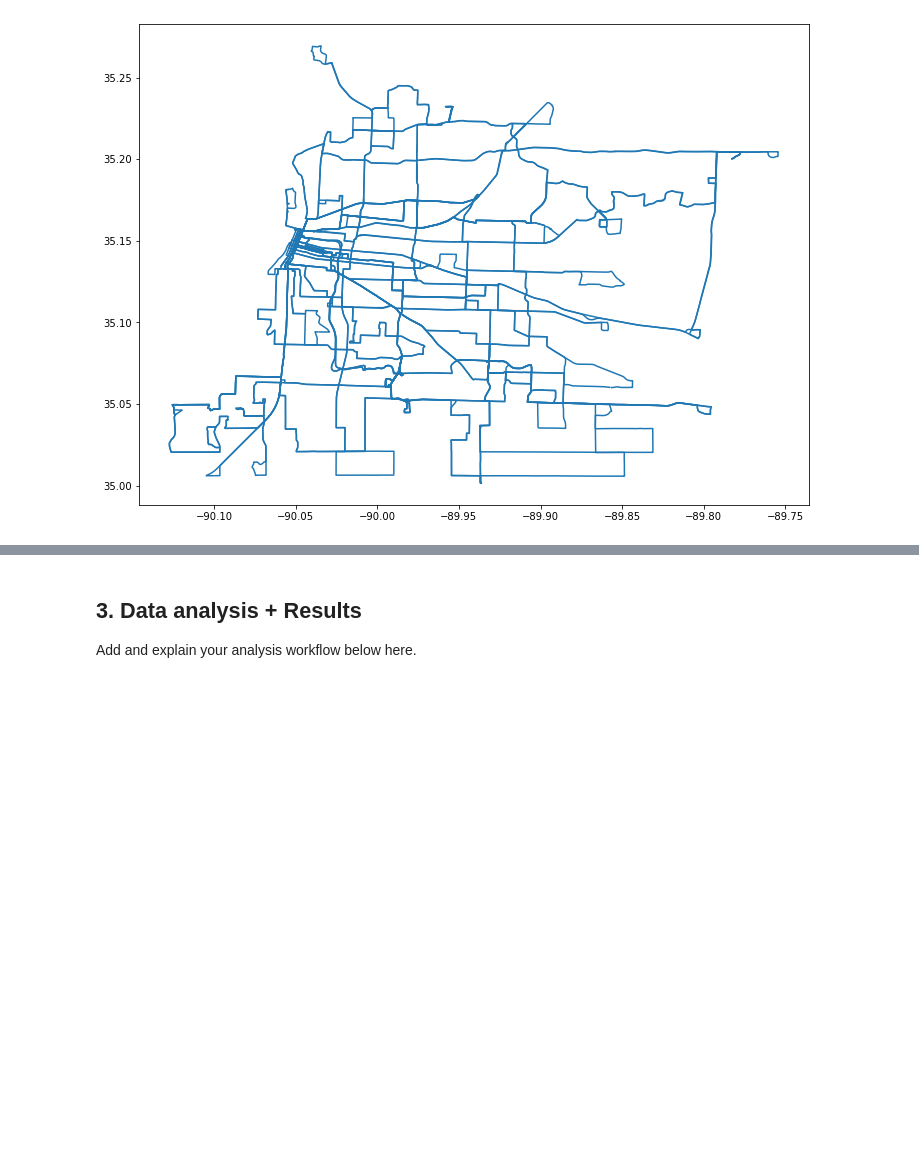
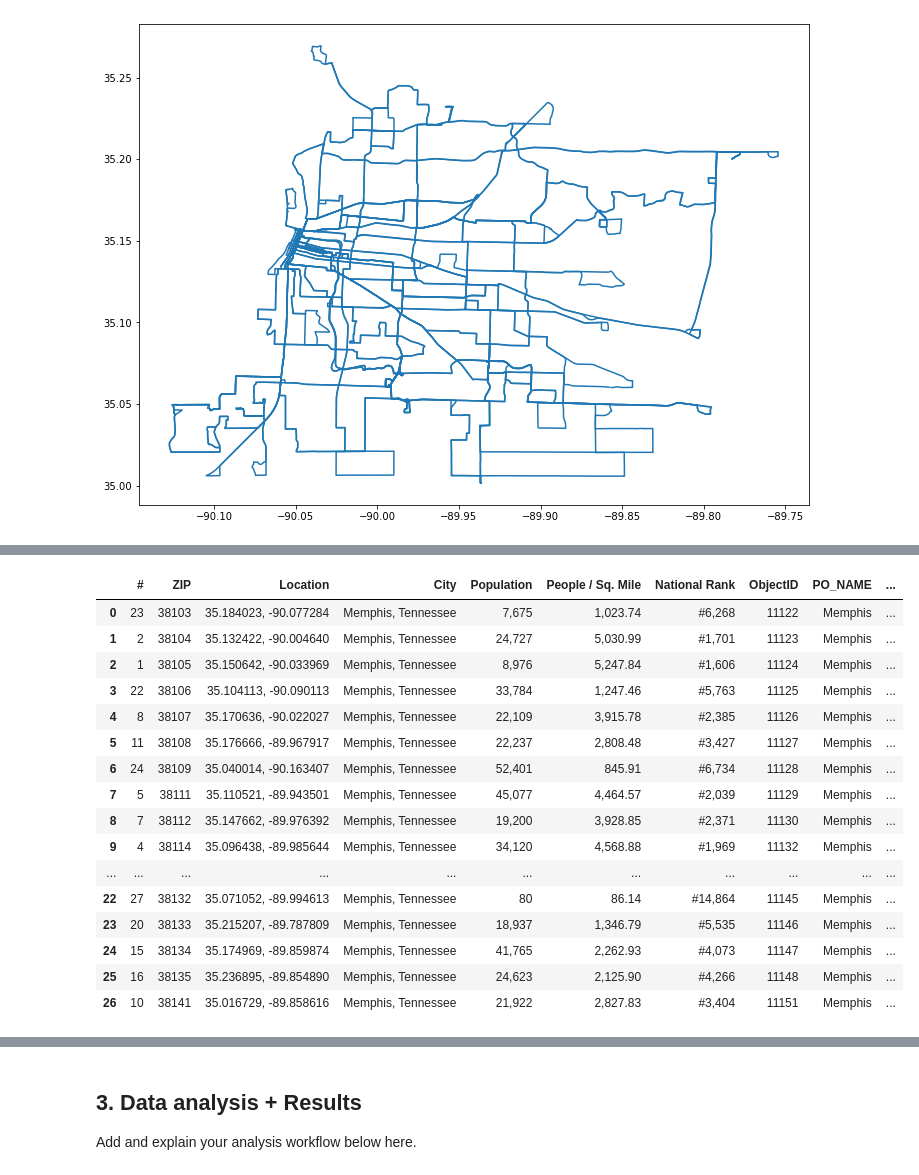
Before and after one commit to Sustainability-GIS-2021/final-assignment-redalisa, a Jupyter notebook: final_assignment.ipynb, the cells around one changed output, grey strips where cells are left out. Cells and saved outputs as stored; diff of their text form; code cells hidden in the pictures; blank space fills up the shorter version.

```diff
--- a/final_assignment.ipynb
+++ b/final_assignment.ipynb
@@ -177,3 +177,7 @@ routes.plot(figsize=(12,12))
 # %% [output]
 <AxesSubplot:>
 [figure]
+# %%
+# Memphis zip code population data source: US Census 2010
+mem_postal = pd.read_csv("pop­zipcode_memphis.csv", delimiter = ",")
+mem_postal
@@ -179,0 +245,22 @@ routes.plot(figsize=(12,12))
+# %%
+mem_postal = mem_postal.rename(columns={"Zip Code": "ZIP"})
+merged = pd.merge(mem_postal, spatial_zipcodes, on = "ZIP")
+merged
+# %% [output]
+|  | # | ZIP | Location | City | Population | People / Sq. Mile | National Rank | ObjectID | PO_NAME | ... |
+| 0 | 23 | 38103 | 35.184023, -90.077284 | Memphis, Tennessee | 7,675 | 1,023.74 | #6,268 | 11122 | Memphis | ... |
+| 1 | 2 | 38104 | 35.132422, -90.004640 | Memphis, Tennessee | 24,727 | 5,030.99 | #1,701 | 11123 | Memphis | ... |
+| 2 | 1 | 38105 | 35.150642, -90.033969 | Memphis, Tennessee | 8,976 | 5,247.84 | #1,606 | 11124 | Memphis | ... |
+| 3 | 22 | 38106 | 35.104113, -90.090113 | Memphis, Tennessee | 33,784 | 1,247.46 | #5,763 | 11125 | Memphis | ... |
+| 4 | 8 | 38107 | 35.170636, -90.022027 | Memphis, Tennessee | 22,109 | 3,915.78 | #2,385 | 11126 | Memphis | ... |
+| 5 | 11 | 38108 | 35.176666, -89.967917 | Memphis, Tennessee | 22,237 | 2,808.48 | #3,427 | 11127 | Memphis | ... |
+| 6 | 24 | 38109 | 35.040014, -90.163407 | Memphis, Tennessee | 52,401 | 845.91 | #6,734 | 11128 | Memphis | ... |
+| 7 | 5 | 38111 | 35.110521, -89.943501 | Memphis, Tennessee | 45,077 | 4,464.57 | #2,039 | 11129 | Memphis | ... |
+| 8 | 7 | 38112 | 35.147662, -89.976392 | Memphis, Tennessee | 19,200 | 3,928.85 | #2,371 | 11130 | Memphis | ... |
+| 9 | 4 | 38114 | 35.096438, -89.985644 | Memphis, Tennessee | 34,120 | 4,568.88 | #1,969 | 11132 | Memphis | ... |
+| ... | ... | ... | ... | ... | ... | ... | ... | ... | ... | ... |
+| 22 | 27 | 38132 | 35.071052, -89.994613 | Memphis, Tennessee | 80 | 86.14 | #14,864 | 11145 | Memphis | ... |
+| 23 | 20 | 38133 | 35.215207, -89.787809 | Memphis, Tennessee | 18,937 | 1,346.79 | #5,535 | 11146 | Memphis | ... |
+| 24 | 15 | 38134 | 35.174969, -89.859874 | Memphis, Tennessee | 41,765 | 2,262.93 | #4,073 | 11147 | Memphis | ... |
+| 25 | 16 | 38135 | 35.236895, -89.854890 | Memphis, Tennessee | 24,623 | 2,125.90 | #4,266 | 11148 | Memphis | ... |
+| 26 | 10 | 38141 | 35.016729, -89.858616 | Memphis, Tennessee | 21,922 | 2,827.83 | #3,404 | 11151 | Memphis | ... |
```
Also changed, not shown: parts of 6 cells of this notebook, 17 other files.
